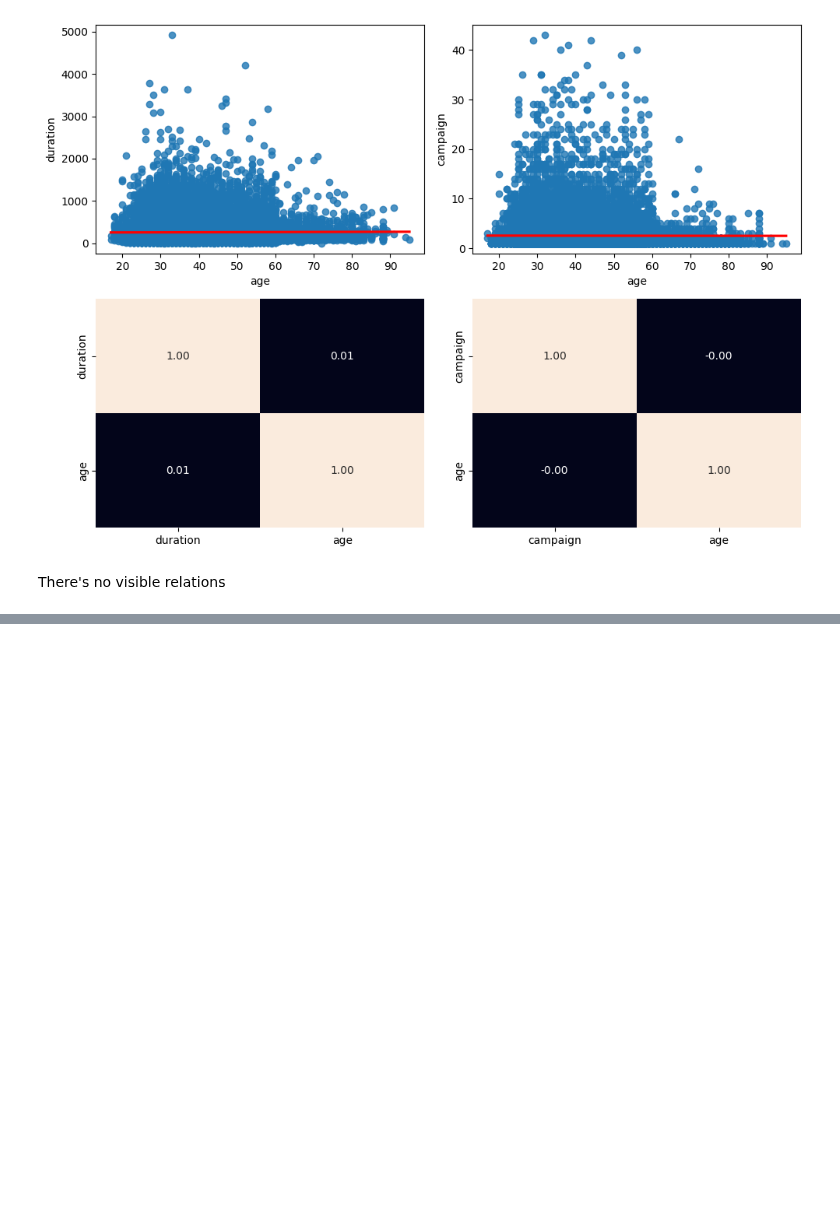
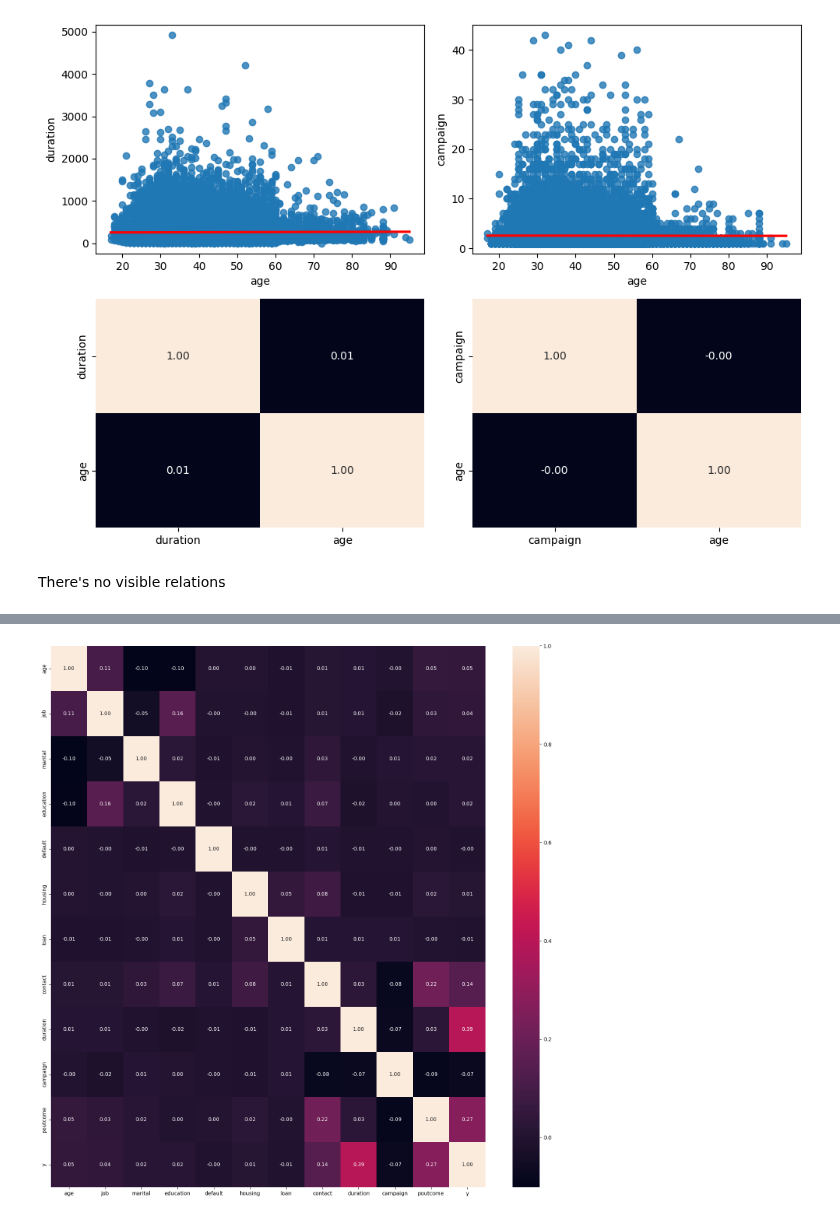
Before and after one commit to Diegomca98/4geeks-ml-template-prjs, a Jupyter notebook: src/explore.ipynb, the cells around one changed output, grey strips where cells are left out. Cells and saved outputs as stored; diff of their text form; code cells hidden in the pictures; blank space fills up the shorter version.

```diff
--- a/src/explore.ipynb
+++ b/src/explore.ipynb
@@ -334,0 +387,10 @@ plt.show()
+# %%
+print(df.columns)
+
+df.drop(
+    columns = ['duration_group', 'campaign_group', 'age_group', 'month', 'day_of_week'],
+    axis=1,
+    inplace=True
+)
+
+print(df.columns)
@@ -351,0 +438,17 @@ There's no visible relations
+# %%
+# Assuming df is your DataFrame
+num_columns = ['age', 'duration', 'campaign']
+cat_columns = [x for x in df.columns if x not in num_columns]
+
+print('Numerical Columns', num_columns)
+print('Categorical Columns', cat_columns)
+
+# Create a copy of the DataFrame to avoid modifying the original
+new_df = df.copy()
+
+# Factorize categorical columns
+for column in cat_columns:
+    if column != 'y':  # Exclude the target variable 'y'
+        new_df[column] = pd.factorize(new_df[column])[0]
+
+new_df.head()
@@ -351,0 +464,17 @@ There's no visible relations
+# %%
+fig, axis = plt.subplots(figsize=(15,15))
+
+sns.heatmap(
+    new_df[
+       new_df.columns.tolist()
+    ].corr(),
+    annot = True,
+    fmt = ".2f"
+)
+
+plt.tight_layout()
+
+# # Draw Plot
+plt.show()
+# %% [output]
+[figure, added]
```
Also changed, not shown: parts of 20 cells of this notebook.
